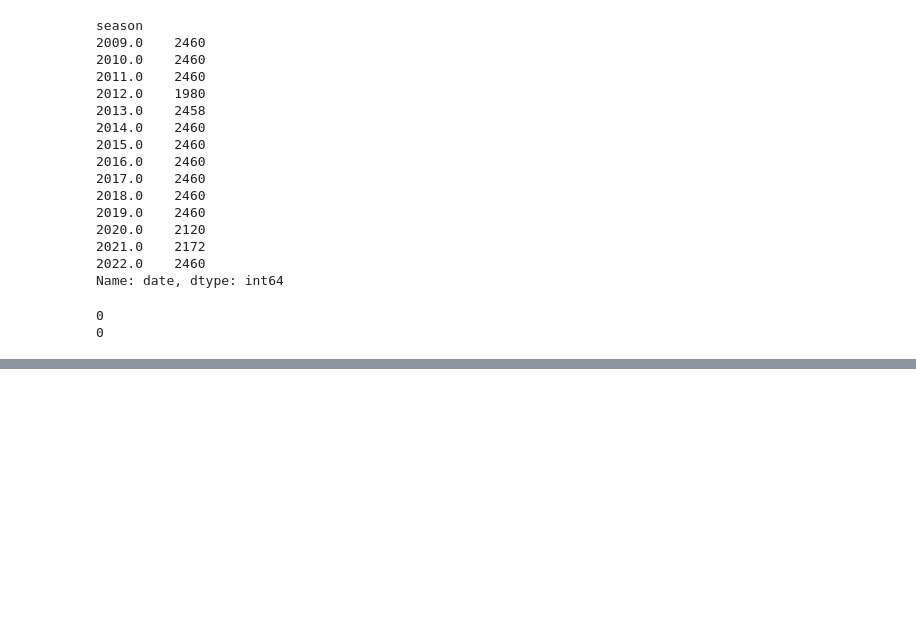
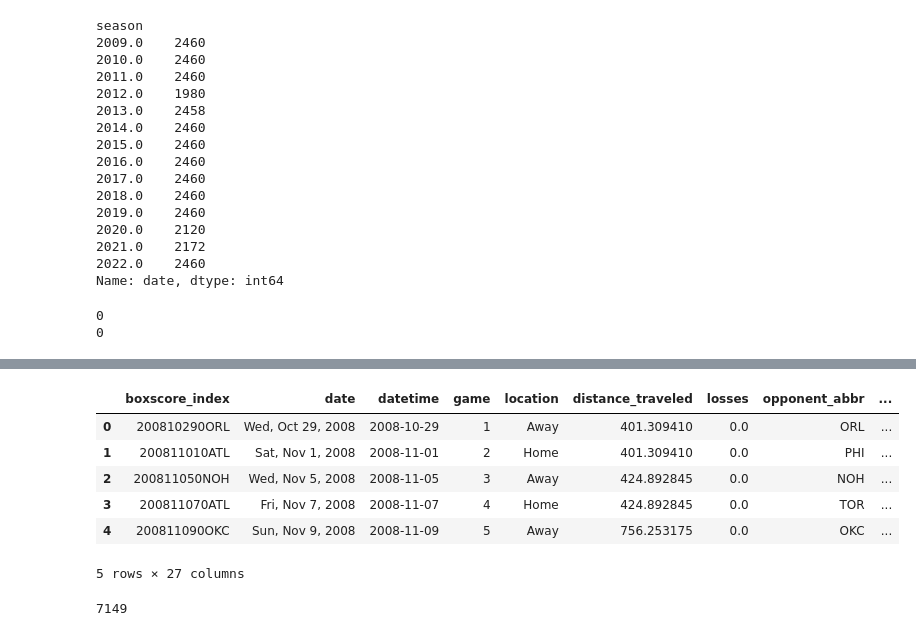
Before and after one commit to MawadaMF/DSO545, a Jupyter notebook: data_scraping/data_scraper.ipynb, the cells around one changed output, grey strips where cells are left out. Drawn from its saved outputs; the diff is of its cells as text; code cells hidden in the pictures; blank space fills up the shorter version.

```diff
--- a/data_scraping/data_scraper.ipynb
+++ b/data_scraping/data_scraper.ipynb
@@ -190,3 +285,39 @@ print(sum(schedule['team'].unique()=='BRK'))
+# %%
+# Create columns of zeros for back to back games, three games in four nights, and four games in five nights
+schedule['back_to_back']=0
+schedule['3_in_4']=0
+schedule['4_in_5']=0
+# %%
+# Fill in columns for back to back, 3 in 4, and 4 in 5
+for i,date in enumerate(schedule['datetime'][1:],start=1):
+    temp1=str(date-schedule['datetime'][i-1])
+    # Check for back to back
+    if int(temp1[:temp1.index(' ')])==1:
+        schedule.loc[i,'back_to_back']=1
+    if i>=2:
+        temp2=str(date-schedule['datetime'][i-2])
+        # Check for 3 in 4
+        if int(temp2[:temp2.index(' ')])==3:
+            schedule.loc[i,'3_in_4']=1
+    if i>=3:
+        temp3=str(date-schedule['datetime'][i-3])
+        # Check for 4 in 5
+        if int(temp3[:temp3.index(' ')])==4:
+            schedule.loc[i,'4_in_5']=1
+# %%
+schedule.head()
+# %% [output]
+|  | boxscore_index | date | datetime | game | location | distance_traveled | losses | opponent_abbr | ... |
+| 0 | 200810290ORL | Wed, Oct 29, 2008 | 2008-10-29 | 1 | Away | 401.309410 | 0.0 | ORL | ... |
+| 1 | 200811010ATL | Sat, Nov 1, 2008 | 2008-11-01 | 2 | Home | 401.309410 | 0.0 | PHI | ... |
+| 2 | 200811050NOH | Wed, Nov 5, 2008 | 2008-11-05 | 3 | Away | 424.892845 | 0.0 | NOH | ... |
+| 3 | 200811070ATL | Fri, Nov 7, 2008 | 2008-11-07 | 4 | Home | 424.892845 | 0.0 | TOR | ... |
+| 4 | 200811090OKC | Sun, Nov 9, 2008 | 2008-11-09 | 5 | Away | 756.253175 | 0.0 | OKC | ... |
+5 rows × 27 columns
+# %%
+schedule['back_to_back'].sum()
+# %% [output]
+7149
 # %%
 # Save the schedule table to csv
 schedule.to_csv('schedule.csv')
```
Also changed, not shown: parts of 16 cells of this notebook, 3 other files.
